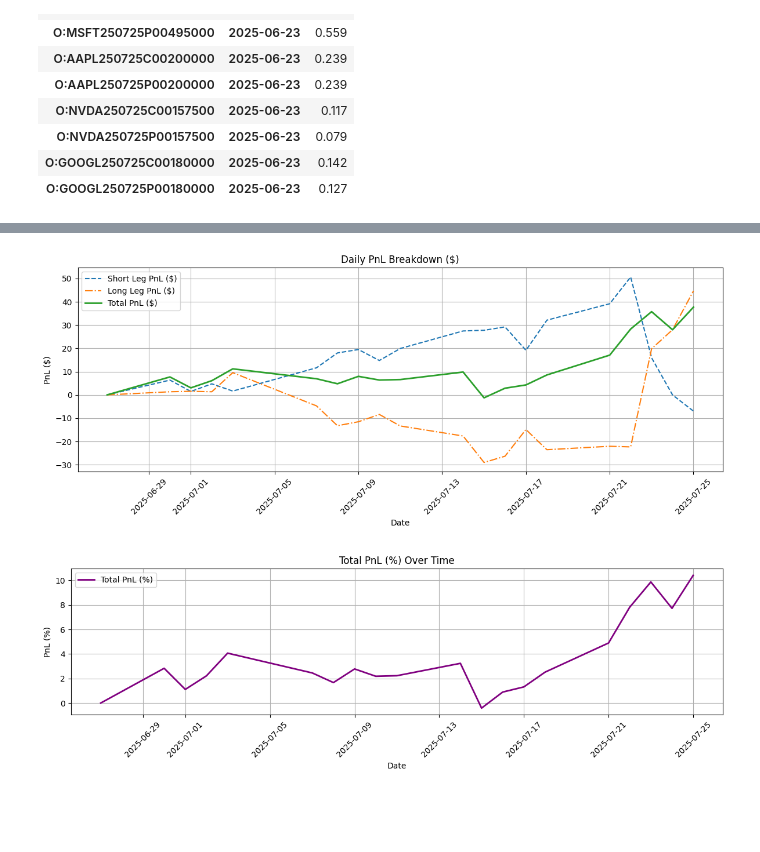
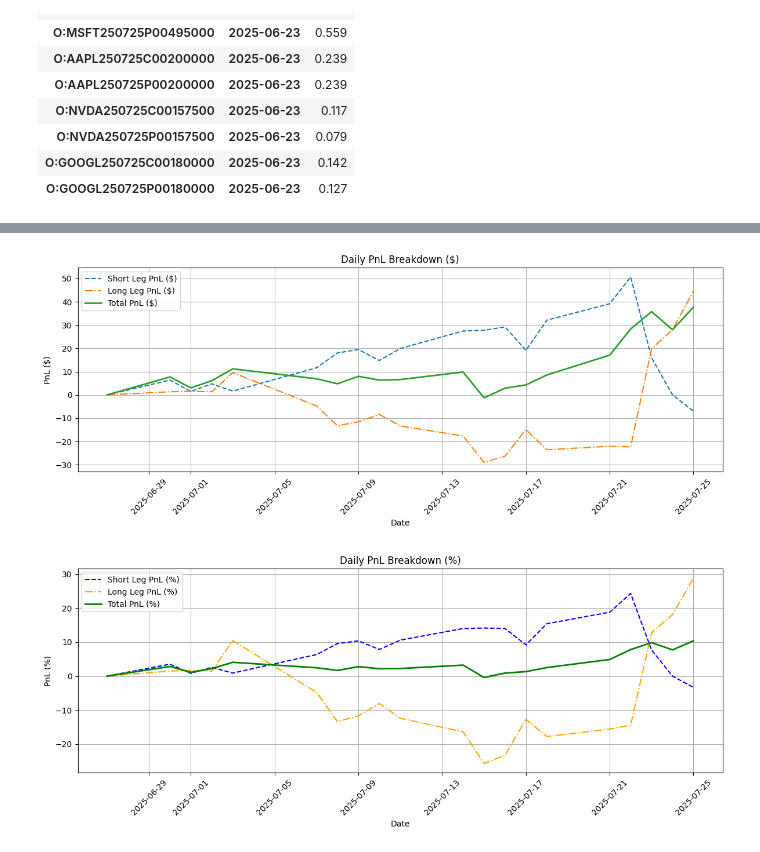
Before and after one commit to Jeffery05/dispersion-strategy, a Jupyter notebook: dispersion.ipynb, the cells around one changed output, grey strips where cells are left out. Drawn from its saved outputs; the diff is of its cells as text; code cells hidden in the pictures; blank space fills up the shorter version.

```diff
--- a/dispersion.ipynb
+++ b/dispersion.ipynb
@@ -562,40 +573,40 @@ def plot_pnl_log():
     pnl_df = pd.DataFrame(pnl_log)
     if pnl_df.empty:
         print("⚠️ No PnL data to plot.")
         return
 
-    # First Chart: Absolute PnL
+    # First Chart: Absolute PnL ($)
     plt.figure(figsize=(12, 5))
     plt.plot(pnl_df["date"], pnl_df["short"], label="Short Leg PnL ($)", linestyle="--")
     plt.plot(pnl_df["date"], pnl_df["long"], label="Long Leg PnL ($)", linestyle="-.")
     plt.plot(pnl_df["date"], pnl_df["total"], label="Total PnL ($)", linewidth=2)
     plt.title("Daily PnL Breakdown ($)")
     plt.xlabel("Date")
     plt.ylabel("PnL ($)")
     plt.xticks(rotation=45)
     plt.grid(True)
     plt.legend()
     plt.tight_layout()
     plt.show()
 
-    # Second Chart: Percentage PnL
-    if "pct" in pnl_df.columns:
-        plt.figure(figsize=(12, 4))
-        plt.plot(pnl_df["date"], pnl_df["pct"], label="Total PnL (%)", color="purple", linewidth=2)
-        plt.title("Total PnL (%) Over Time")
+    # Second Chart: Percentage PnL (%)
+    if all(col in pnl_df.columns for col in ["short_pct", "long_pct", "total_pct"]):
+        plt.figure(figsize=(12, 5))
+        plt.plot(pnl_df["date"], pnl_df["short_pct"], label="Short Leg PnL (%)", linestyle="--", color="blue")
+        plt.plot(pnl_df["date"], pnl_df["long_pct"], label="Long Leg PnL (%)", linestyle="-.", color="orange")
+        plt.plot(pnl_df["date"], pnl_df["total_pct"], label="Total PnL (%)", linewidth=2, color="green")
+        plt.title("Daily PnL Breakdown (%)")
         plt.xlabel("Date")
         plt.ylabel("PnL (%)")
         plt.xticks(rotation=45)
         plt.grid(True)
         plt.legend()
         plt.tight_layout()
         plt.show()
     else:
-        print("⚠️ No percent column found in PnL log.")
+        print("⚠️ PnL percentage columns not found in log.")
 
-
-# Plot PnL at the end
 plot_pnl_log()
 # %% [output]
 [figure]
-[figure, old version]
+[figure, new version]
```
Also changed, not shown: parts of 3 cells of this notebook, 3 other files.
